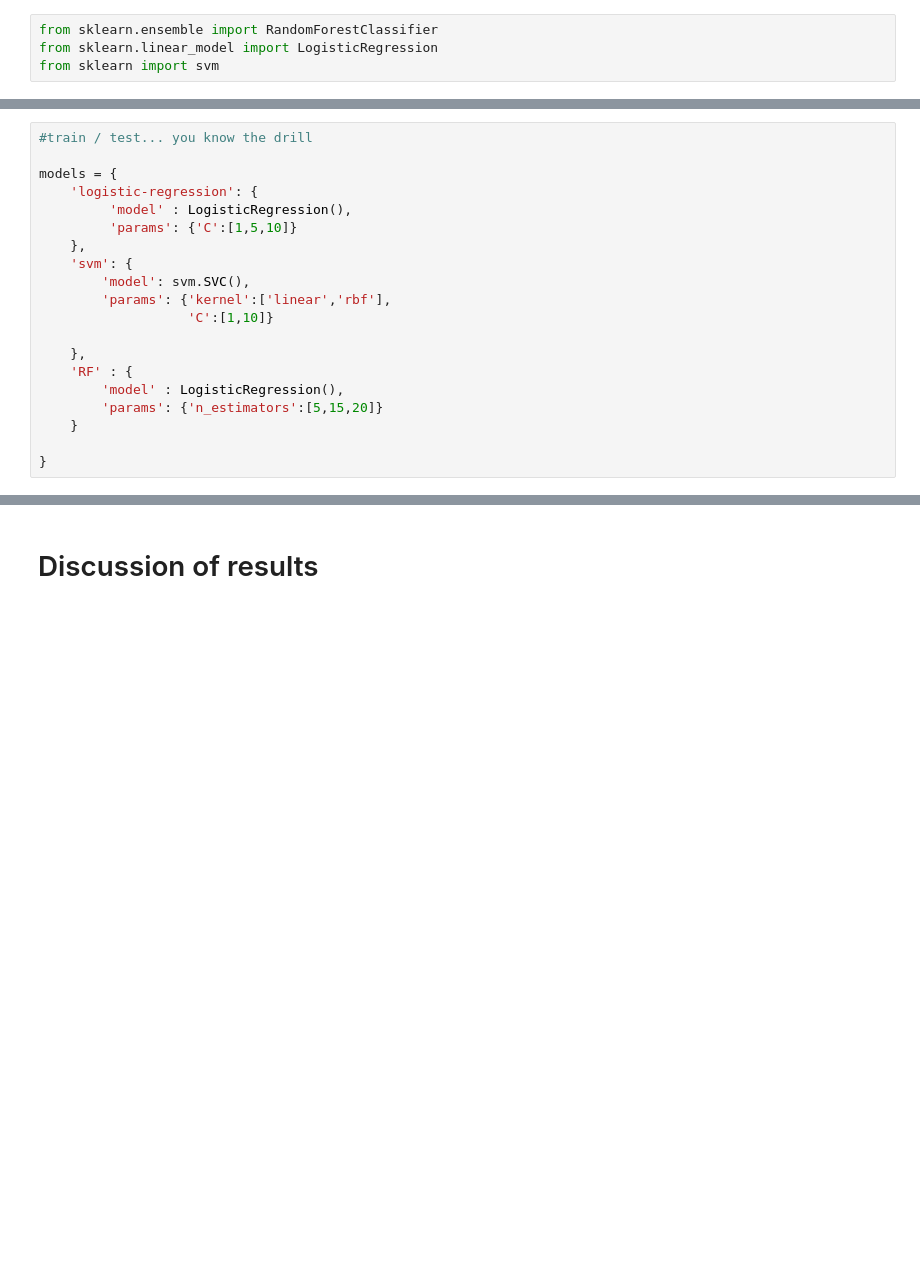
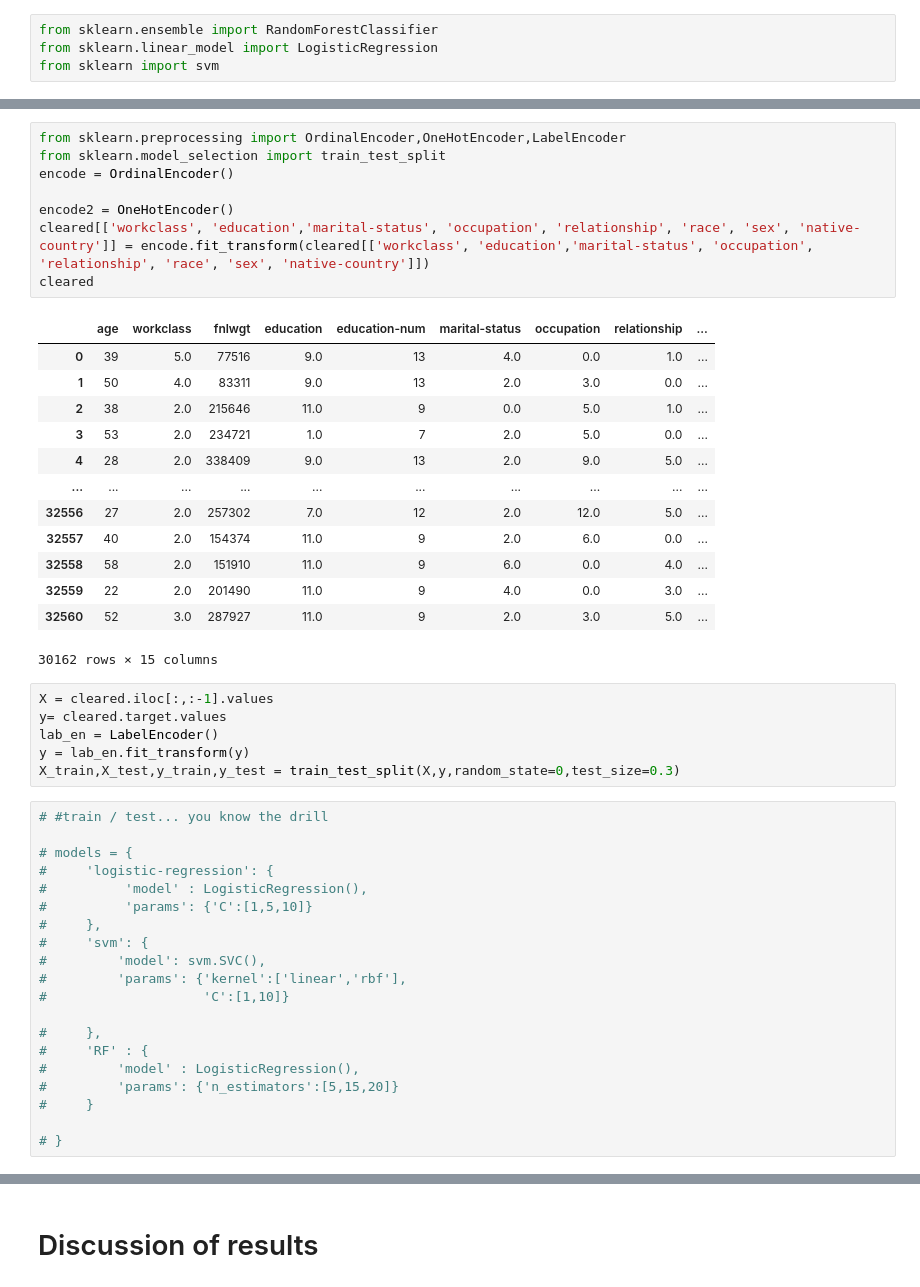
Before and after one commit to S-Alikhonov/AI_ML, a Jupyter notebook: Chapter 2/07. SVM/03_HARD_adult-data-investigation.ipynb, the cells around one changed output, grey strips where cells are left out. Saved outputs shown, nothing was run; the diff lists cells and outputs as text; blank space fills up the shorter version.

```diff
--- a/Chapter 2/07. SVM/03_HARD_adult-data-investigation.ipynb
+++ b/Chapter 2/07. SVM/03_HARD_adult-data-investigation.ipynb
@@ -161,21 +164,49 @@ from sklearn import svm
+# %%
+from sklearn.preprocessing import OrdinalEncoder,OneHotEncoder,LabelEncoder
+from sklearn.model_selection import train_test_split
+encode = OrdinalEncoder()
+
+encode2 = OneHotEncoder()
+cleared[['workclass', 'education','marital-status', 'occupation', 'relationship', 'race', 'sex', 'native-country']] = encode.fit_transform(cleared[['workclass', 'education','marital-status', 'occupation', 'relationship', 'race', 'sex', 'native-country']])
+cleared
+# %% [output]
+|  | age | workclass | fnlwgt | education | education-num | marital-status | occupation | relationship | ... |
+| 0 | 39 | 5.0 | 77516 | 9.0 | 13 | 4.0 | 0.0 | 1.0 | ... |
+| 1 | 50 | 4.0 | 83311 | 9.0 | 13 | 2.0 | 3.0 | 0.0 | ... |
+| 2 | 38 | 2.0 | 215646 | 11.0 | 9 | 0.0 | 5.0 | 1.0 | ... |
+| 3 | 53 | 2.0 | 234721 | 1.0 | 7 | 2.0 | 5.0 | 0.0 | ... |
+| 4 | 28 | 2.0 | 338409 | 9.0 | 13 | 2.0 | 9.0 | 5.0 | ... |
+| ... | ... | ... | ... | ... | ... | ... | ... | ... | ... |
+| 32556 | 27 | 2.0 | 257302 | 7.0 | 12 | 2.0 | 12.0 | 5.0 | ... |
+| 32557 | 40 | 2.0 | 154374 | 11.0 | 9 | 2.0 | 6.0 | 0.0 | ... |
+| 32558 | 58 | 2.0 | 151910 | 11.0 | 9 | 6.0 | 0.0 | 4.0 | ... |
+| 32559 | 22 | 2.0 | 201490 | 11.0 | 9 | 4.0 | 0.0 | 3.0 | ... |
+| 32560 | 52 | 3.0 | 287927 | 11.0 | 9 | 2.0 | 3.0 | 5.0 | ... |
+30162 rows × 15 columns
+# %%
+X = cleared.iloc[:,:-1].values
+y= cleared.target.values
+lab_en = LabelEncoder()
+y = lab_en.fit_transform(y)
+X_train,X_test,y_train,y_test = train_test_split(X,y,random_state=0,test_size=0.3)
 # %%
-#train / test... you know the drill
+# #train / test... you know the drill
 
-models = {
-    'logistic-regression': {
-         'model' : LogisticRegression(),
-         'params': {'C':[1,5,10]}
-    },
-    'svm': {
-        'model': svm.SVC(),
-        'params': {'kernel':['linear','rbf'],
-                   'C':[1,10]}
+# models = {
+#     'logistic-regression': {
+#          'model' : LogisticRegression(),
+#          'params': {'C':[1,5,10]}
+#     },
+#     'svm': {
+#         'model': svm.SVC(),
+#         'params': {'kernel':['linear','rbf'],
+#                    'C':[1,10]}
 
-    },
-    'RF' : {
-        'model' : LogisticRegression(),
-        'params': {'n_estimators':[5,15,20]}
-    }
+#     },
+#     'RF' : {
+#         'model' : LogisticRegression(),
+#         'params': {'n_estimators':[5,15,20]}
+#     }
 
-}
+# }
 # %%
```
Also changed, not shown: parts of 7 cells of this notebook, 1 other file.
